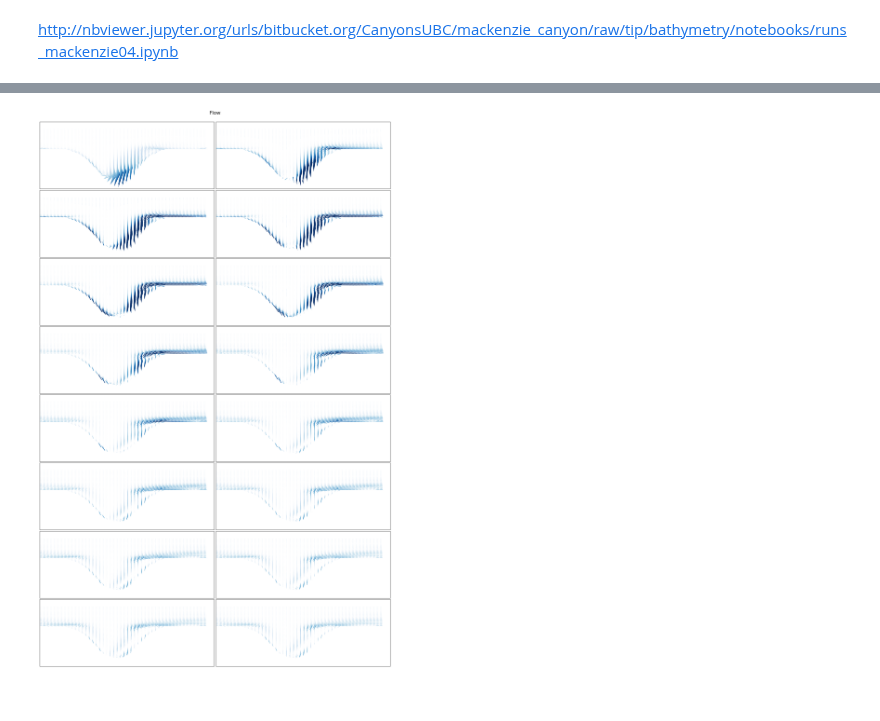
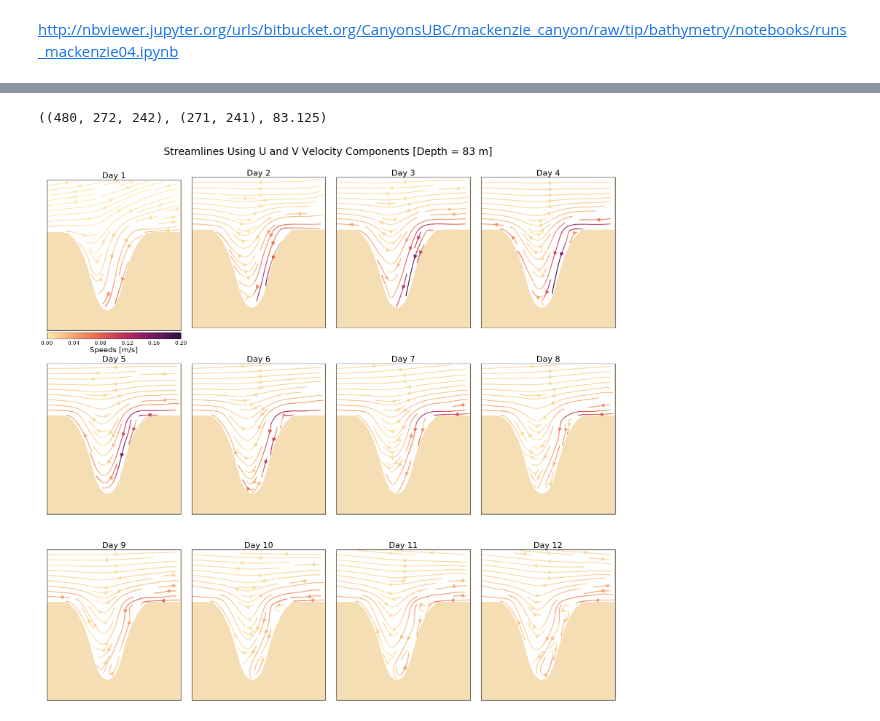
Before and after one commit to UBC-MOAD/analysis_mackenzie_canyon, a Jupyter notebook: notebooks/general_circulation/quiver_depths_snapshots.ipynb, the cells around one changed output, grey strips where cells are left out. Cells and saved outputs as stored; diff of their text form; code cells hidden in the pictures.

Commit message:
plots for committee meeting

```diff
--- a/notebooks/general_circulation/quiver_depths_snapshots.ipynb
+++ b/notebooks/general_circulation/quiver_depths_snapshots.ipynb
@@ -91,9 +102,11 @@ vozocrtxA, vomecrtyA, vovecrtzA, umask, vmask, tmask, depthu = vel_timeseries(di
 U_vel = get_1day_avg(vozocrtxA, 3, 4)
 V_vel = get_1day_avg(vomecrtyA, 3, 4)
 
-arrow = 5
+arrow = 1
 x_slice, y_slice, u_nstg, v_nstg, speeds = get_speeds(U_vel, V_vel, arrow)
 
-fig, ax = plt.subplots(1, 1, figsize=(20, 8))
-q = ax.quiver(x_slice, y_slice, u_nstg, v_nstg, speeds, clim=[0,0.1],
-                          pivot='mid', cmap='Blues', width=0.003, headwidth=2, headlength=8)
+vmin=0
+vmax=0.2
+norm = mpl.colors.Normalize(vmin, vmax)
+
+cmap = LinearSegmentedColormap.from_list('mycmap', ['wheat', 'white'])
@@ -102,17 +113,38 @@ q = ax.quiver(x_slice, y_slice, u_nstg, v_nstg, speeds, clim=[0,0.1],
+# %%
+umask.shape, speeds.shape, depthu[dep_ind]
+# %% [output]
+((480, 272, 242), (271, 241), 83.125)
 # %%
-arrow=5; fig, axes = plt.subplots(8, 2, figsize = (20, 32))
-for ax, n in zip(axes.flatten(), np.arange(16)):
+fig, axes = plt.subplots(3, 4, figsize = (20, 20))
+for ax, n in zip(axes.flatten(), np.arange(12)):
     U_vel = get_1day_avg(vozocrtxA, n, n+1)
     V_vel = get_1day_avg(vomecrtyA, n, n+1)
     x_slice, y_slice, u_nstg, v_nstg, speeds = get_speeds(U_vel, V_vel, arrow)
-    q = ax.quiver(x_slice, y_slice, u_nstg, v_nstg, speeds, clim=[0,0.1],
-                          pivot='mid', cmap='Blues', width=0.003, headwidth=2, headlength=8)
+    #q = ax.quiver(x_slice, y_slice, u_nstg, v_nstg, speeds, clim=[0,0.1],
+    #                      pivot='mid', cmap='Blues', width=0.003, headwidth=2, headlength=8)
+    ax.pcolormesh(umask[0,:,:], cmap=cmap, zorder=1)
+    strm = ax.streamplot(x_slice, y_slice, u_nstg, v_nstg,
+                         color=speeds, cmap=cmo.cm.matter, density=1, linewidth=2, norm=norm, arrowsize=2, zorder=2)
 
     plt.setp(ax.get_xticklabels(), visible=False)
     plt.setp(ax.get_yticklabels(), visible=False)
     ax.tick_params(axis='both', which='both', length=0)
-fig.tight_layout(w_pad=0.8, h_pad=0.5)
-fig.suptitle('Flow', fontsize=20)
-plt.subplots_adjust(top=0.96)
+    ax.set_aspect(aspect='equal')
+    ax.set_xlim([0, umask.shape[-1]])
+    ax.set_ylim([0, umask.shape[-2]])
+    ax.set_title('Day ' + str(n+1), fontsize=20)
+    if n == 0:
+        cbar = fig.colorbar(strm.lines, ax=ax, fraction=0.05, orientation='horizontal', pad=0.009)
+        cbar.set_label('Speeds [m/s]', fontsize=18, rotation=0, labelpad=2.5)
+        cbar.ax.tick_params(labelsize=13)
+        tick_locator = ticker.MaxNLocator(nbins=5)
+        cbar.locator = tick_locator
+        cbar.update_ticks()
+    else:
+        pass
+fig.tight_layout(w_pad=1.2, h_pad=0.01)
+fig.suptitle('Streamlines Using U and V Velocity Components [Depth = '+str(int(depthu[dep_ind]))+' m]', fontsize=25)
+plt.subplots_adjust(top=0.95)
+fig.savefig('streamlines.png', dpi=fig.dpi)
 # %% [output]
-[figure, old version]
+[figure, new version]
```
Also changed, not shown: parts of 4 cells of this notebook, 2 other files.
